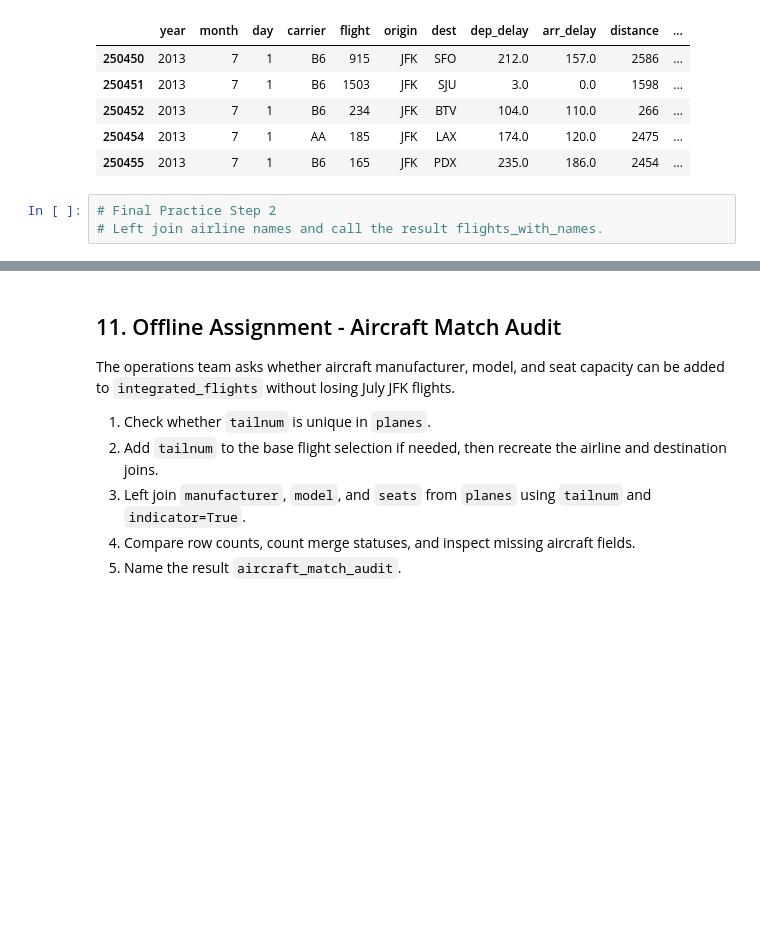
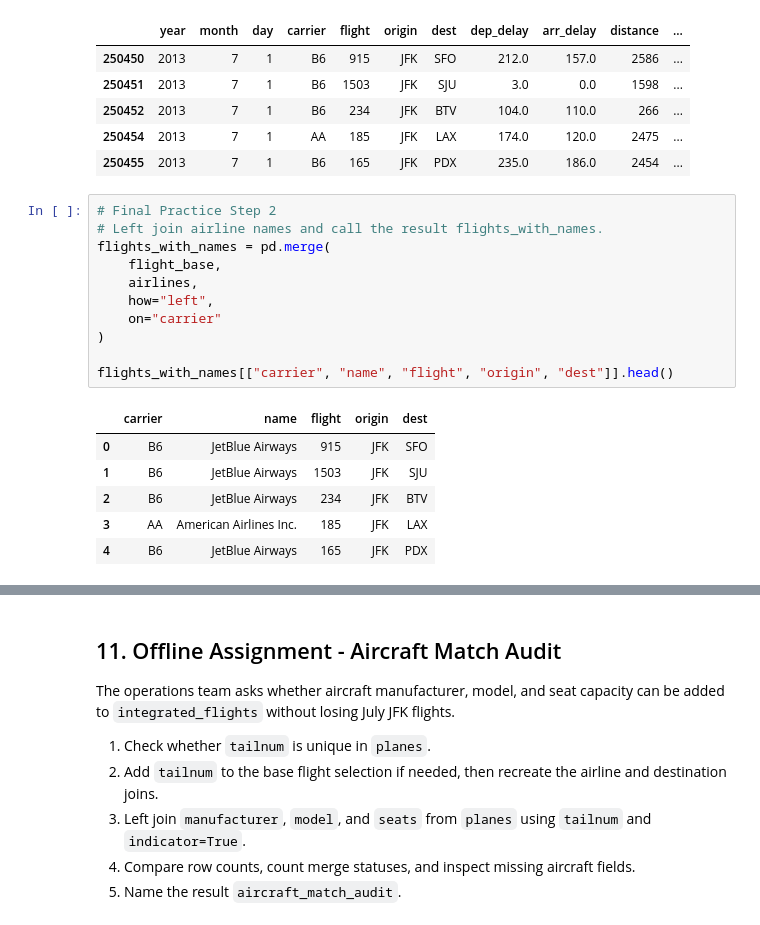
Before and after one commit to oggg19/-ban6003-week-07-08-calebogier, a Jupyter notebook: notebooks/module8_pandas_integration_guided_lab.ipynb, the cells around one changed output, grey strips where cells are left out. Saved outputs shown, nothing was run; the diff lists cells and outputs as text; blank space fills up the shorter version.

```diff
--- a/notebooks/module8_pandas_integration_guided_lab.ipynb
+++ b/notebooks/module8_pandas_integration_guided_lab.ipynb
@@ -701,6 +700,21 @@ flight_base.head()
 # %%
 # Final Practice Step 2
 # Left join airline names and call the result flights_with_names.
+flights_with_names = pd.merge(
+    flight_base,
+    airlines,
+    how="left",
+    on="carrier"
+)
+
+flights_with_names[["carrier", "name", "flight", "origin", "dest"]].head()
+# %% [output]
+|  | carrier | name | flight | origin | dest |
+| 0 | B6 | JetBlue Airways | 915 | JFK | SFO |
+| 1 | B6 | JetBlue Airways | 1503 | JFK | SJU |
+| 2 | B6 | JetBlue Airways | 234 | JFK | BTV |
+| 3 | AA | American Airlines Inc. | 185 | JFK | LAX |
+| 4 | B6 | JetBlue Airways | 165 | JFK | PDX |
 # %%
 # Final Practice Step 3
 # Replace None with the left join that adds destination airport names.
```
Also changed, not shown: parts of 8 cells of this notebook, 1 other file.
